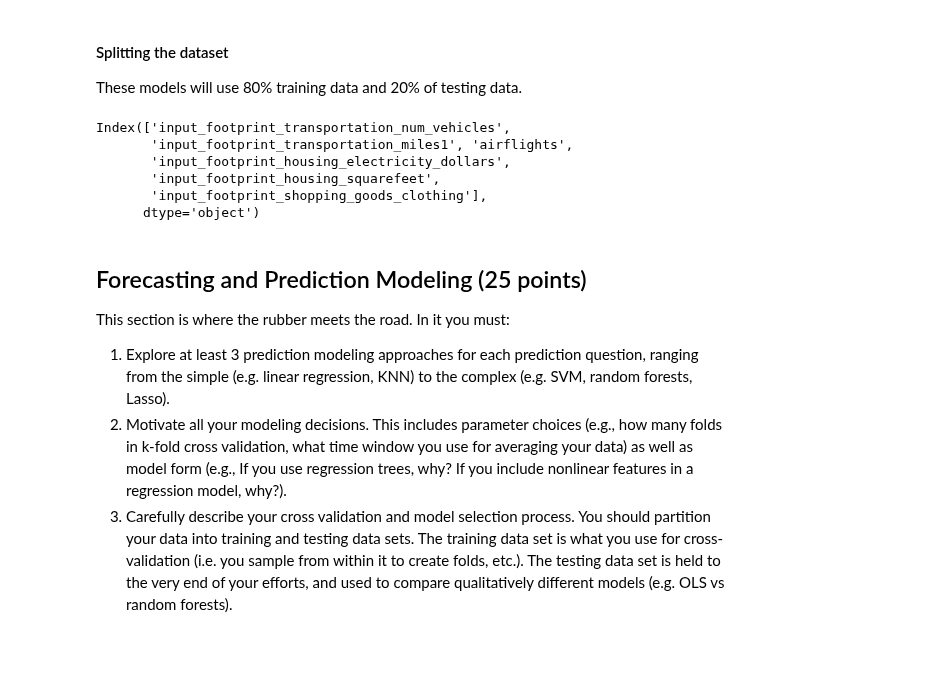
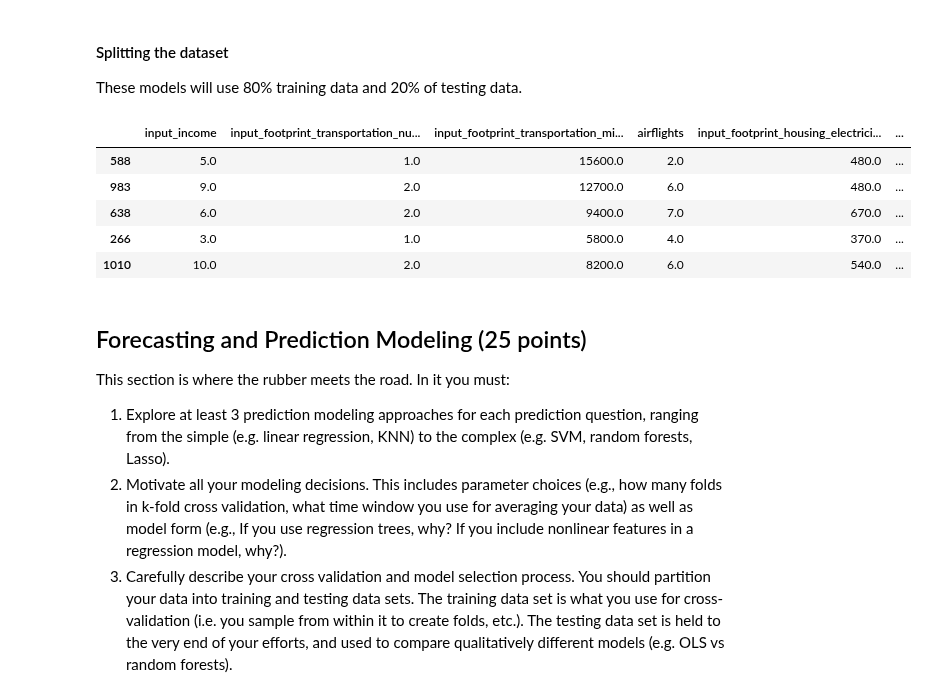
Before and after one commit to vincent-lao/carbon-footprint, a Jupyter notebook: code/model/household-carbon-footprint-models.ipynb, the cells around one changed output. Drawn from its saved outputs; the diff is of its cells as text; code cells hidden in the pictures; blank space fills up the shorter version.

```diff
--- a/code/model/household-carbon-footprint-models.ipynb
+++ b/code/model/household-carbon-footprint-models.ipynb
@@ -27,23 +30,24 @@ train_size = 0.8
 # %%
 df1 = pd.read_csv('../../data/new-cleaned-household-data.csv')
 df1['airflights'] = df1['input_footprint_transportation_airshort']+df1['input_footprint_transportation_airmedium']+df1['input_footprint_transportation_airlong']
 df = df1[['input_income', 'input_footprint_transportation_num_vehicles','input_footprint_transportation_miles1', 'airflights', 'input_footprint_housing_electricity_dollars', 'input_footprint_housing_squarefeet', 'input_footprint_shopping_goods_clothing', 'result_grand_total']]
 
 df.reset_index(drop = False, inplace = True)
 
 train_data = df.sample(frac=train_size)
 test_data = df[df['index'].apply(lambda x: x not in train_data['index'].values)]
 
 train_data.drop(columns='index', inplace=True)
 test_data.drop(columns='index', inplace=True)
 train_data.shape, test_data.shape
 
 mylist = train_data.columns
 mylist[1:7]
+train_data.head()
 # %% [output]
-Index(['input_footprint_transportation_num_vehicles',
-       'input_footprint_transportation_miles1', 'airflights',
-       'input_footprint_housing_electricity_dollars',
-       'input_footprint_housing_squarefeet',
-       'input_footprint_shopping_goods_clothing'],
-      dtype='object')
+|  | input_income | input_footprint_transportation_nu... | input_footprint_transportation_mi... | airflights | input_footprint_housing_electrici... | ... |
+| 588 | 5.0 | 1.0 | 15600.0 | 2.0 | 480.0 | ... |
+| 983 | 9.0 | 2.0 | 12700.0 | 6.0 | 480.0 | ... |
+| 638 | 6.0 | 2.0 | 9400.0 | 7.0 | 670.0 | ... |
+| 266 | 3.0 | 1.0 | 5800.0 | 4.0 | 370.0 | ... |
+| 1010 | 10.0 | 2.0 | 8200.0 | 6.0 | 540.0 | ... |
```
Also changed, not shown: parts of 15 cells of this notebook, 1 other file.
